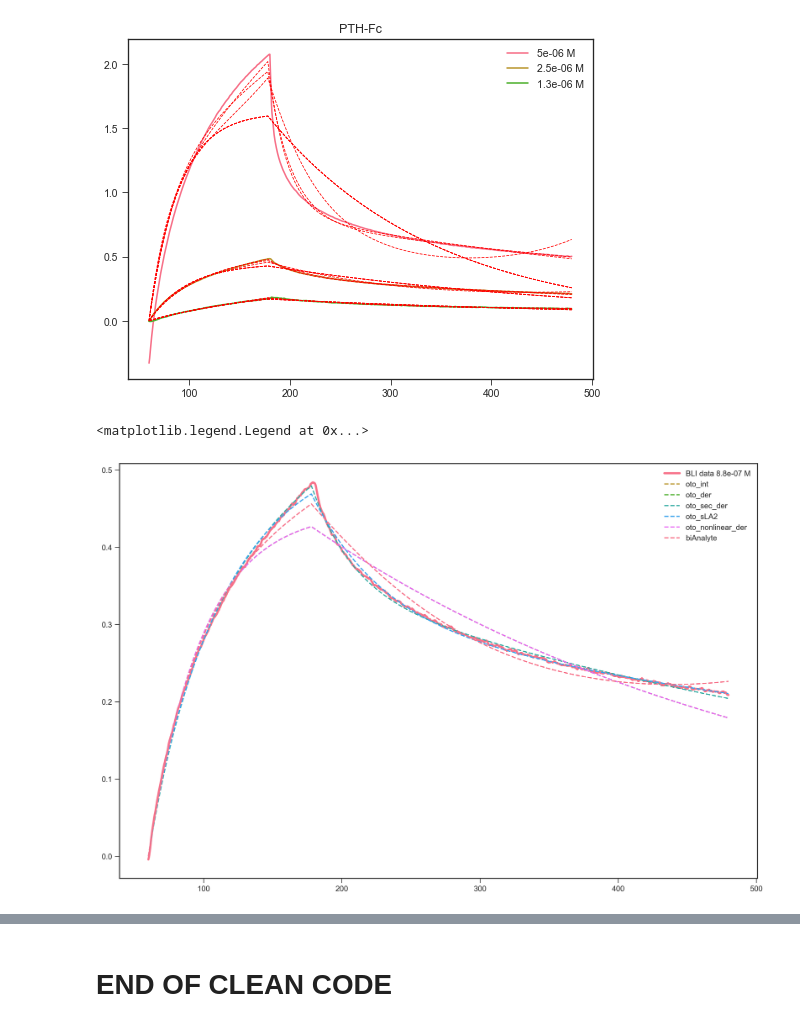
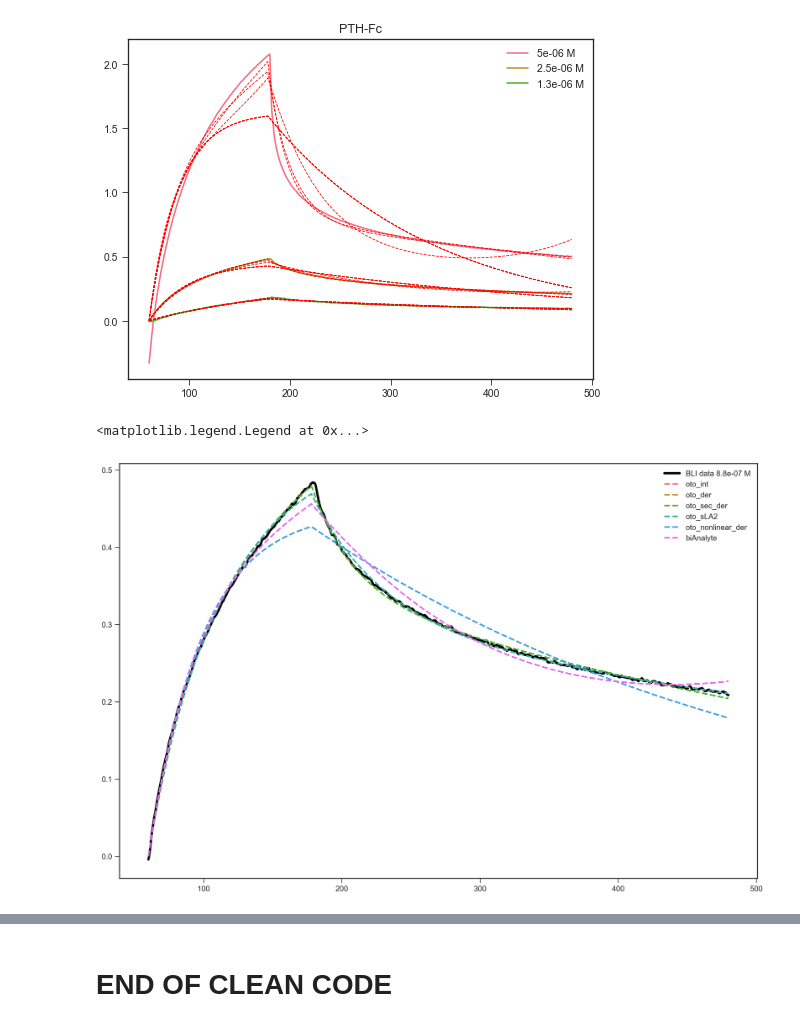
Before and after one commit to DexterAntonio/pthBLI, a Jupyter notebook: Data20180918.ipynb, the cells around one changed output, grey strips where cells are left out. Cells and saved outputs as stored; diff of their text form; code cells hidden in the pictures.

```diff
--- a/Data20180918.ipynb
+++ b/Data20180918.ipynb
@@ -678,22 +665,32 @@ for run in run_array:
 [figure]
 [figure]
 # %%
+#sns.setcolor_palette("Set2")
+flatui = ["#9b59b6", "#3498db", "#95a5a6", "#e74c3c", "#34495e", "#2ecc71"]
+#sns.palplot(sns.color_palette(flatui))
 
+
+#colors = ["windows blue", "amber", "greyish", "faded green", "dusty purple"]
+sns.set_palette("husl")
 #compare fitting
 #run = runDictPTH[str(8.8e-07)] #Change this value to change the fit that is plotted
 run = runDictPTHFc[str(2.5e-06)]
 
+
+
 plt.figure(3,figsize=(15, 10), dpi=300, facecolor='w', edgecolor='k')
 
-plt.plot(run.t,run.r,'-',linewidth=2.75,label="BLI data " + str(conc) + " M")
-for key in run.fitResult:
-    plt.plot(run.t,run.fitResult[key].best_fit,linewidth=1.5,label=key,linestyle="--")
+plt.plot(run.t,run.r,"-k",linewidth=3,label="BLI data " + str(conc) + " M")
 
 
+modelList = ["oto_int","oto_der" ,"oto_sec_der","oto_sLA2","oto_nonlinear_der","biAnalyte"]
+
+for key in modelList:
+    plt.plot(run.t,run.fitResult[key].best_fit,linewidth=2,label=key,linestyle="--")
 plt.legend()
 # %% [output]
 <matplotlib.legend.Legend at 0x...>
-[figure, old version]
+[figure, new version]
 # %%
 runDictPTH = {} #usefull for plotting by concentration
 runDictPTHFc = {}
```
Also changed, not shown: parts of 4 cells of this notebook.
